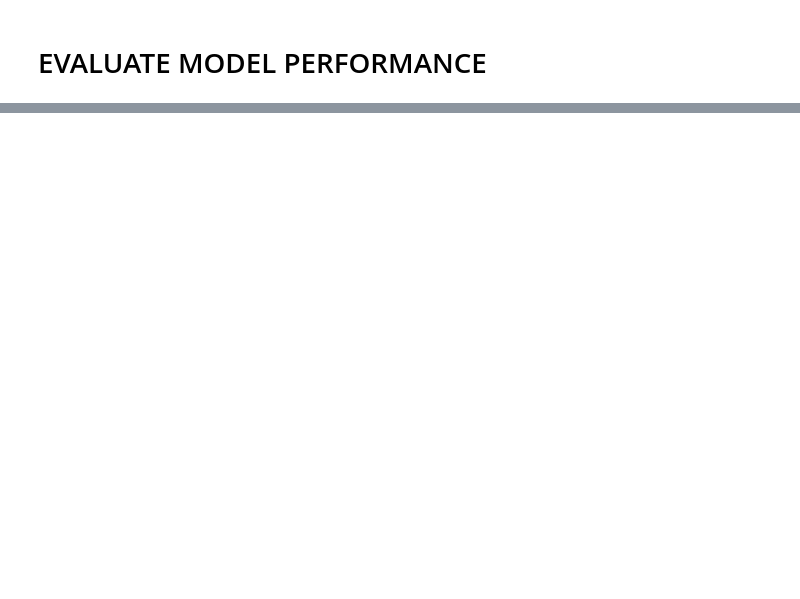
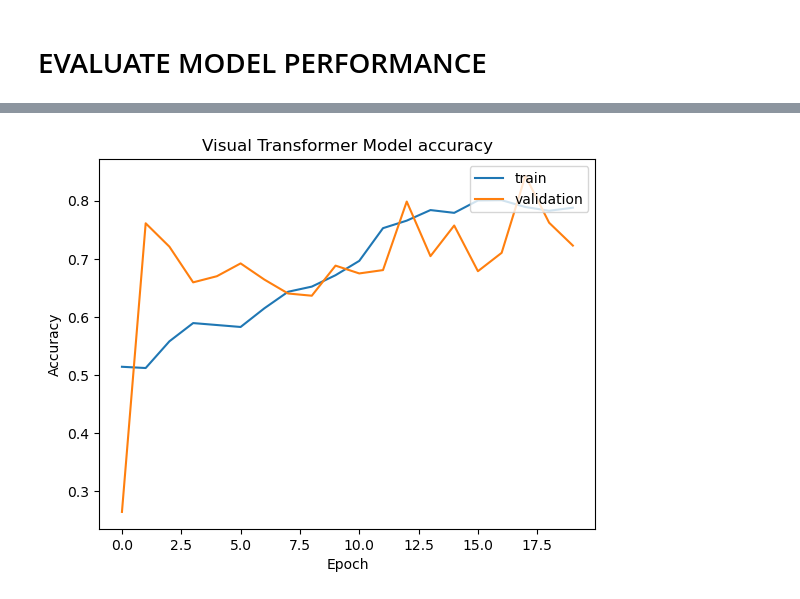
Before and after one commit to zachhamann/X-Ray-Pneumonia-Image-Classifier, a Jupyter notebook: x-ray_keras_models.ipynb, the cells around one changed output, grey strips where cells are left out. Cells and saved outputs as stored; diff of their text form; code cells hidden in the pictures; blank space fills up the shorter version.

```diff
--- a/x-ray_keras_models.ipynb
+++ b/x-ray_keras_models.ipynb
@@ -317,0 +355,10 @@ Epoch 40/40
+# %%
+vit_model = build_ViT_model(input_shape=INPUT_SHAPE)
+
+vit_model.compile(
+    optimizer=keras.optimizers.Adam(learning_rate=0.0001),
+    loss=keras.losses.BinaryCrossentropy(),
+    metrics=[keras.metrics.BinaryAccuracy(name="acc"), keras.metrics.Precision(name="prec"), keras.metrics.Recall(name="recall")],
+)
+
+vit_model.summary()
@@ -317,0 +387,19 @@ Epoch 40/40
+# %%
+vit_filepath = "ViT_model.epoch{epoch:02d}-loss{val_loss:.2f}.keras"
+
+vit_checkpoint_callback = ModelCheckpoint(
+    filepath=vit_filepath,
+    monitor='val_loss',
+    verbose=0,
+    save_best_only=True,
+    mode='min',
+    save_weights_only=False
+)
+
+vit_history = vit_model.fit(
+    train_ds,
+    epochs=EPOCHS,
+    class_weight=train_class_weights,
+    validation_data=val_ds,
+    callbacks=[vit_checkpoint_callback]
+)
@@ -342,3 +448,14 @@ plt.show()
+# %%
+# Plot Visual Transformer accuracy
+plt.plot(vit_history.history['acc'])
+plt.plot(vit_history.history['val_acc'])
+plt.title('Visual Transformer Model accuracy')
+plt.ylabel('Accuracy')
+plt.xlabel('Epoch')
+plt.legend(['train', 'validation'], loc='upper right')
+plt.show()
+# %% [output]
+[figure, added]
 # %%
 model.evaluate(test)
 # %% [output]
```
Also changed, not shown: parts of 16 cells of this notebook.
